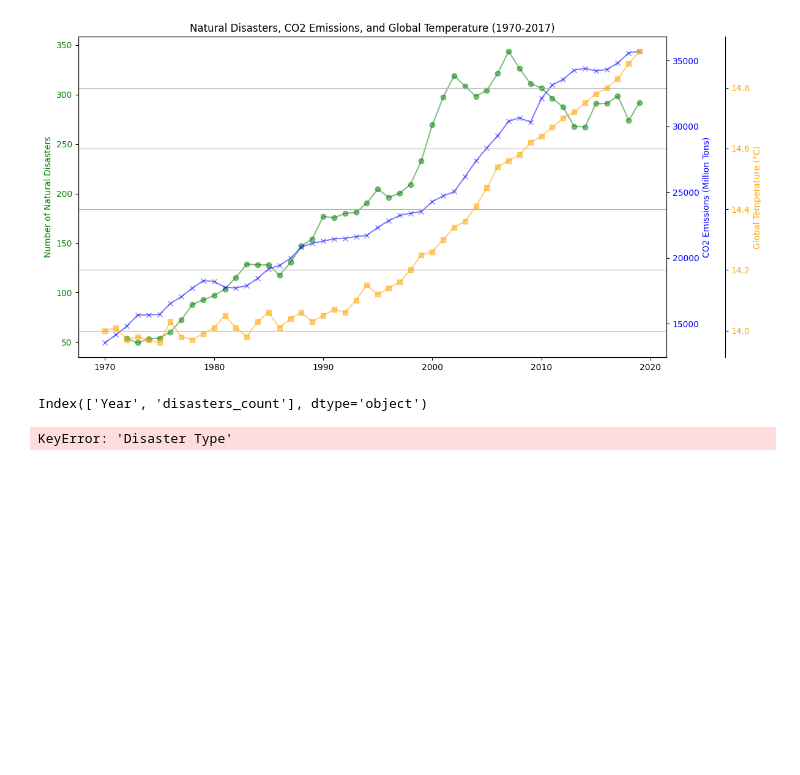
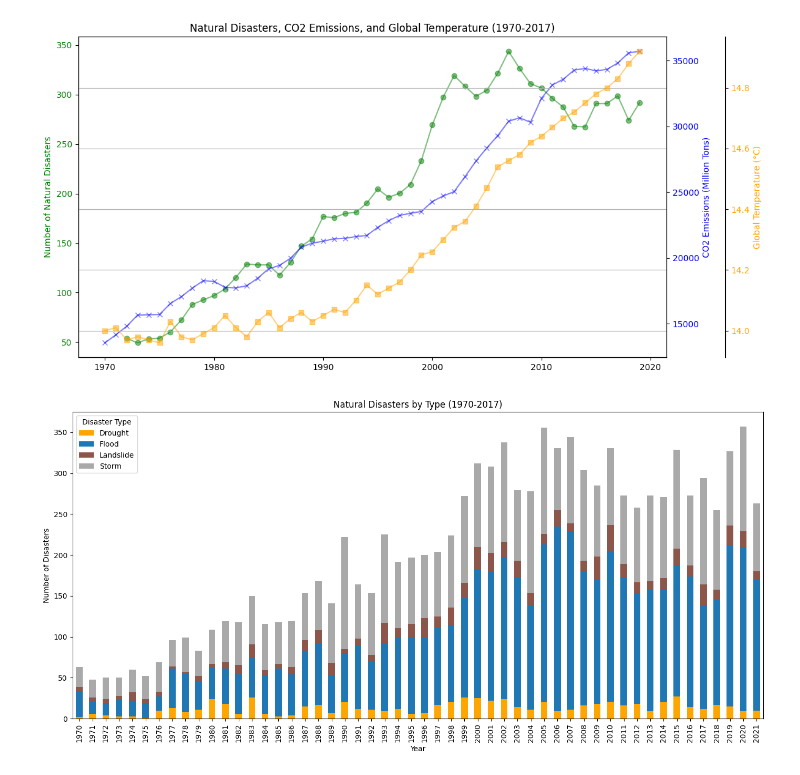
Before and after one commit to OliveTreeDotpng/Disasters, a Jupyter notebook: main.ipynb, the cells around one changed output. Drawn from its saved outputs; the diff is of its cells as text; code cells hidden in the pictures; blank space fills up the shorter version.

```diff
--- a/main.ipynb
+++ b/main.ipynb
@@ -17,11 +17,11 @@ global_co2 = global_co2.rename(columns={'value': 'co2_milj_tons'})
 global_co2["co2_milj_tons"] = global_co2["co2_milj_tons"] /1000  # Convert to million tons
 
 # Sum disasters from 1970 to 2017
-df_disasters = df_disasters.groupby("Year")["Disaster Type"].count().reset_index() # Grouping by year and counting disasters
-df_disasters = df_disasters.rename(columns={"Disaster Type": "disasters_count"}) # Renaming for clarity
+number_disasters = df_disasters.groupby("Year")["Disaster Type"].count().reset_index() # Grouping by year and counting disasters
+number_disasters = number_disasters.rename(columns={"Disaster Type": "disasters_count"}) # Renaming for clarity
 
 # Merge alla year colums from df_disasters, global_co2 and df_temp (Inner join)
-merged = pd.merge(df_disasters, global_co2, left_on="Year", right_on="Year")
+merged = pd.merge(number_disasters, global_co2, left_on="Year", right_on="Year")
 merged = pd.merge(merged, df_temp, left_on="Year", right_on="Year")
 
 # Add the rolling average value for disaster
@@ -92,13 +92,24 @@ plt.show() # Show the plot
 # %% [output]
 [figure]
 # %%
-disaster_types = df_disasters.groupby(["Year", "Disaster Type"])["Disaster Type"].size().unstack(fill_value=0)
-disaster_types.plot(kind='bar', stacked=True, figsize=(14, 7))
+disaster_types = df_disasters.groupby(["Year", "Disaster Type"]).size().unstack(fill_value=0)
+
+colors = {
+    'Drought': '#FFA500',     # orange
+    'Flood': '#1f77b4',       # blå
+    'Landslide': '#8c564b',   # brun
+    'Storm': '#A9A9A9'        # mörk grå
+}
+
+color_list = [colors[disaster] for disaster in disaster_types.columns]
+
+# ✅ Endast ett diagram ritas
+disaster_types.plot(kind='bar', stacked=True, figsize=(14, 7), color=color_list)
+
 plt.title("Natural Disasters by Type (1970-2017)")
 plt.xlabel("Year")
 plt.ylabel("Number of Disasters")
-plt.tight_layout() # Adjust layout to prevent overlap
-plt.show() # Show the plot
+plt.tight_layout()
+plt.show()
 # %% [output]
-Index(['Year', 'disasters_count'], dtype='object')
-KeyError: 'Disaster Type'
+[figure, added]
```
